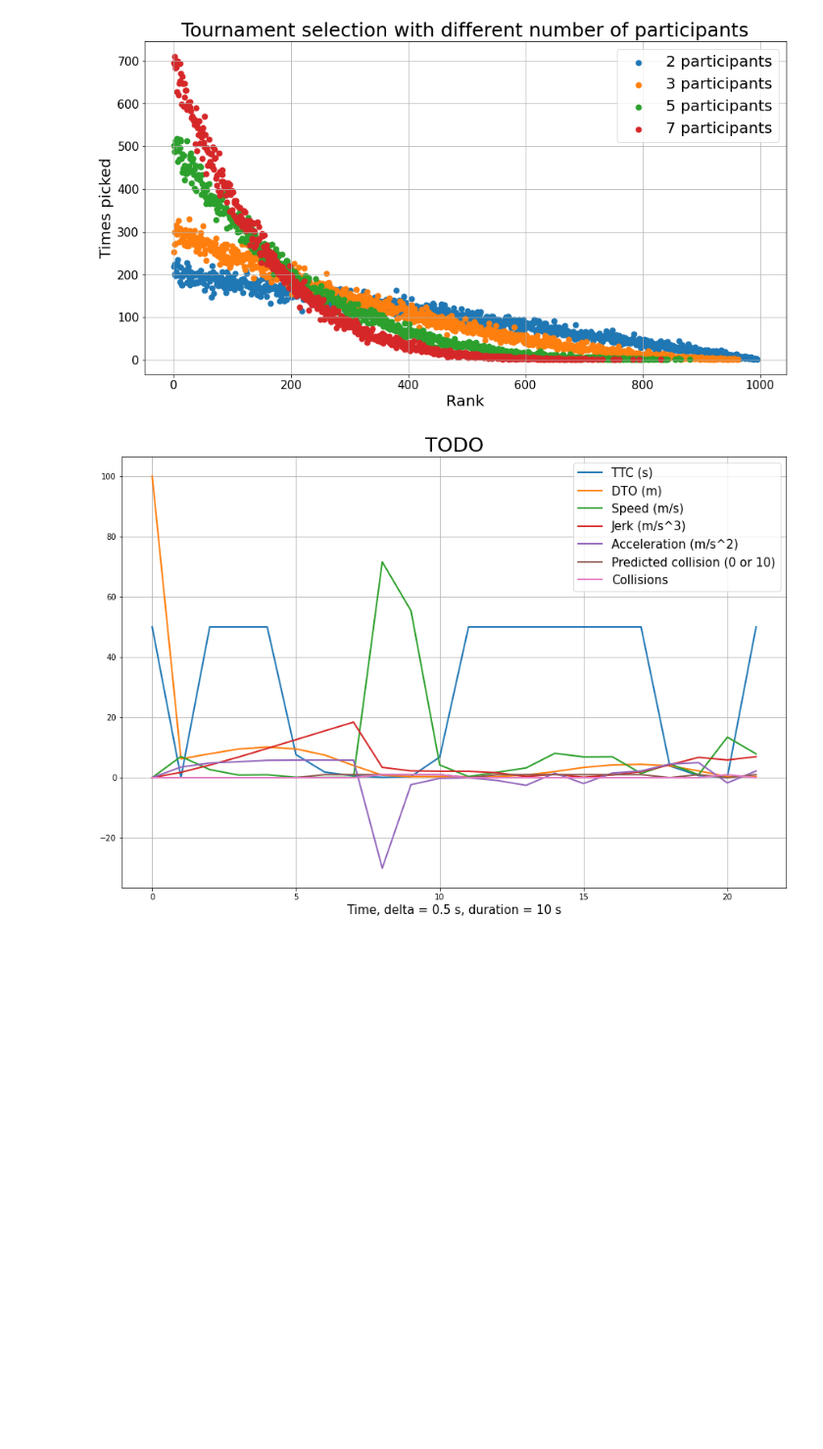
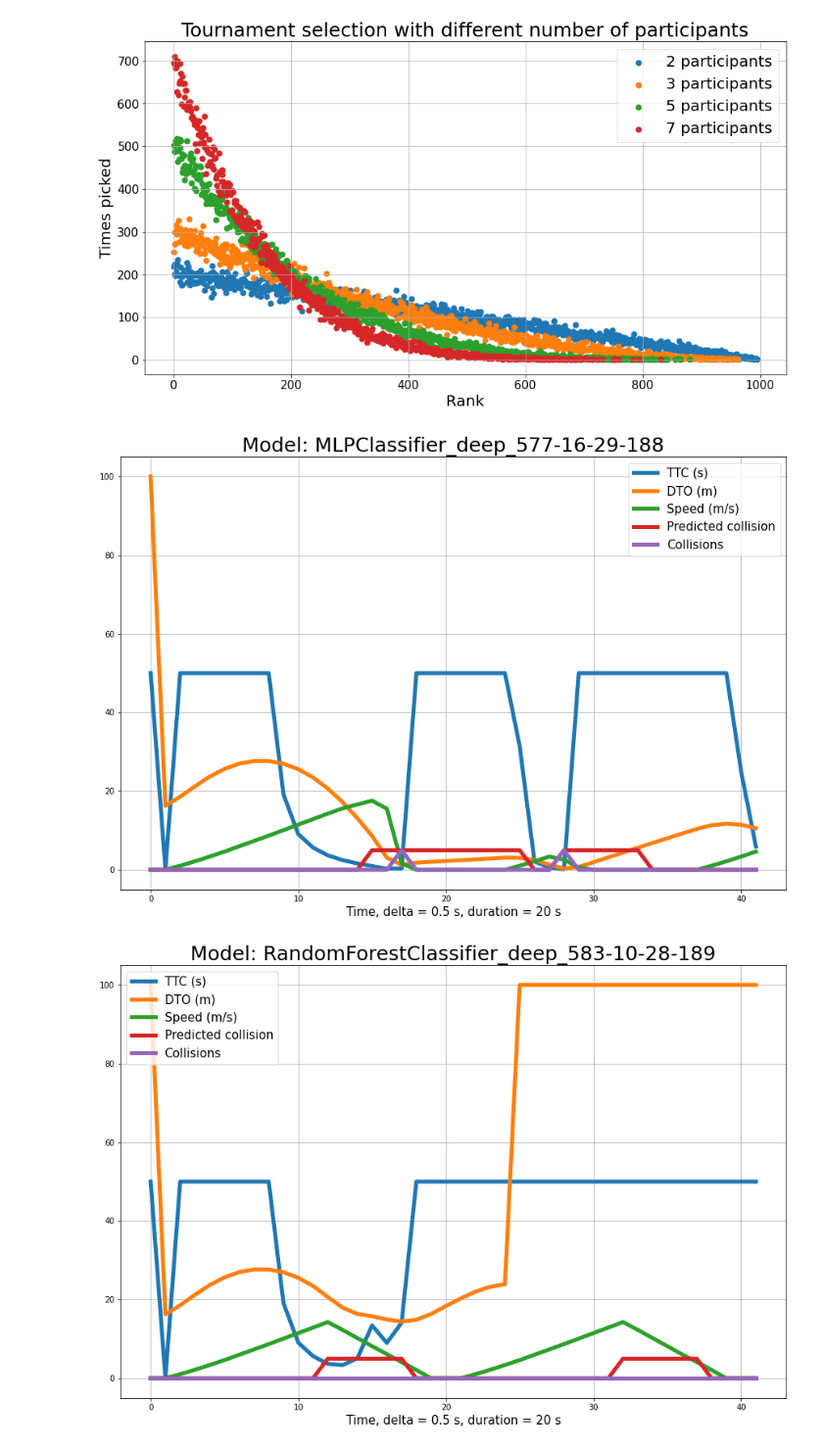
Before and after one commit to SigurdGH/MasterThesis, a Jupyter notebook: main/plotCreation.ipynb, the cells around one changed output. Shown at 98% size. Saved outputs shown, nothing was run; the diff lists cells and outputs as text; code cells hidden in the pictures; blank space fills up the shorter version.

Commit message:
Models

```diff
--- a/main/plotCreation.ipynb
+++ b/main/plotCreation.ipynb
@@ -212,40 +212,67 @@ plottingTournament([2,3,5,7])
 # %% [output]
 [figure]
 # %%
-def plotInfo(infoDict):
+def plotInfo(infoDict, model):
     labels = [
         "TTC (s)",
         "DTO (m)",
         "Speed (m/s)",
-        "Jerk (m/s^3)",
-        "Acceleration (m/s^2)",
-        "Predicted collision (0 or 10)",
+        # "Jerk (m/s^3)",
+        # "Acceleration (m/s^2)",
+        "Predicted collision",
         "Collisions"
         ]
-    cols = ["ttc", "dto", "jerks", "speed", "accelerations", "predictions", "col"]
+    cols = [
+        "ttc",
+        "dto",
+        "speed",
+        # "jerks",
+        # "accelerations",
+        "predictions",
+        "col"]
     font_xs = 10
     font_s = 15
     font_m = 20
     font_l = 25
 
+    for col in ["predictions", "col"]:
+        for i, val in enumerate(info[col]):
+            if val == 1:
+                infoDict[col][i] = 5
+
     plt.figure(figsize=(15,10))
     for col, label in zip(cols, labels):
         # print(col, infoDict[col])
-        plt.plot(infoDict["time"], infoDict[col], label=label, linewidth=2)
+        plt.plot(infoDict["time"], infoDict[col], label=label, linewidth=5)
 
     plt.xlabel(f"Time, delta = {infoDict['interval'][0]} s, duration = {infoDict['duration'][0]} s", fontsize=font_s)
     plt.xticks(fontsize=font_xs)
     plt.yticks(fontsize=font_xs)
     plt.legend(fontsize=font_s)
     plt.grid()
-    plt.title("TODO", fontsize=font_l)
+    plt.title(f"Model: {model}", fontsize=font_l)
+    plt.savefig(f"../data/figures/{model}")
     plt.show()
 
-# info = read_csv("../data/fromUsingSim/MLPClassifier_gen_PI4_RBC5_63-36-34-66.csv")
-info = read_csv("../data/fromUsingSim/MLPClassifier_deep_577-16-29-188.csv")
-infoDict = info.to_dict("list")
 
-# print(infoDict.keys())
-plotInfo(infoDict)
+
+
+models =[
+    "MLPClassifier_deep_577-16-29-188",
+    "RandomForestClassifier_deep_583-10-28-189",
+    "SVC_deep_582-11-70-147",
+    "XGBClassifier_deep_582-11-16-201",
+    "XGBClassifier_gen_PI4_RBC5_74-23-32-70",
+    "SVC_gen_PI4_RBC5_75-35-22-67",
+    "RandomForestClassifier_gen_PI4_RBC5_76-37-21-65",
+    "MLPClassifier_gen_PI4_RBC5_63-36-34-66",
+    "RandomForestClassifier_gen_29-12-9-41"
+    ]
+
+for model in models:
+    info = read_csv(f"../data/fromUsingSim/{model}.csv")
+    infoDict = info.to_dict("list")
+    plotInfo(infoDict, model)
 # %% [output]
-[figure, old version]
+[figure, new version]
+[figure, added]
```
Also changed, not shown: parts of 1 cell of this notebook, 20 other files.
